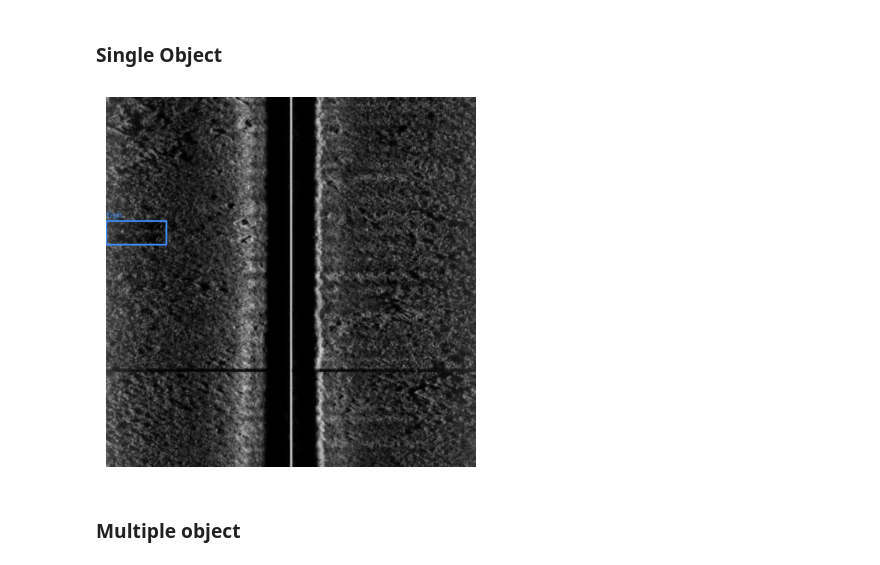
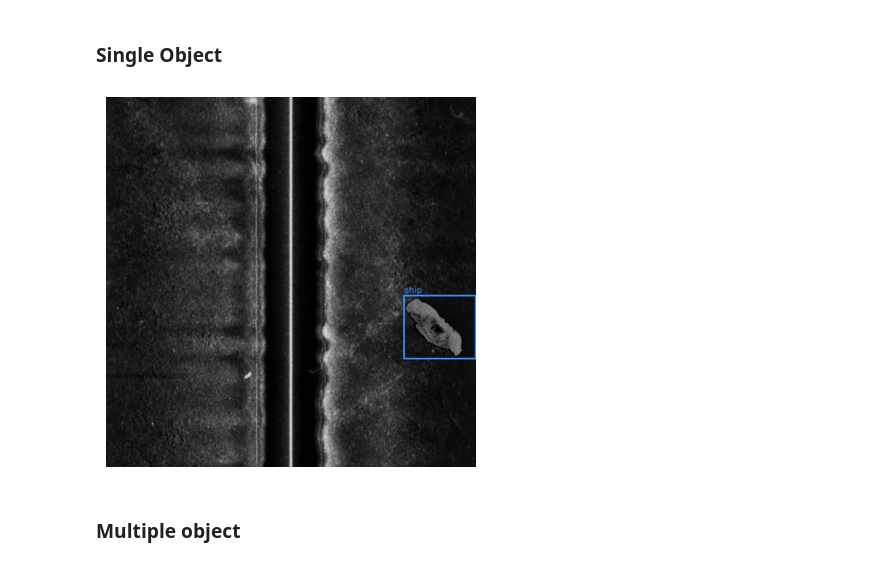
Before and after one commit to PaweekornS/underwater_sonar, a Jupyter notebook: synth_demo.ipynb, the cells around one changed output. Cells and saved outputs as stored; diff of their text form; code cells hidden in the pictures.

```diff
--- a/synth_demo.ipynb
+++ b/synth_demo.ipynb
@@ -19,16 +19,16 @@ class_names
 # %% [markdown]
 ### Single Object
 # %%
-segment_files = np.sort(glob.glob("data/klsg_prep/masked/fish/*"))
+segment_files = np.sort(glob.glob("data/klsg_prep/masked/ship/*"))
 bg_files = glob.glob("data/klsg_dataset/mine/*")
 
 segment_file = np.random.choice(segment_files)
 bg_file = np.random.choice(bg_files)
 composed, bbox = place_single_object(bg_file, segment_file, "obj-001", save=False)
 
 visualize_bboxes(composed, [bbox], color=(253, 141, 60), class_names=class_names)
 # %% [output]
-[figure, old version]
+[figure, new version]
 # %% [markdown]
 ### Multiple object
 # %%
```
Also changed, not shown: 1 other file.
